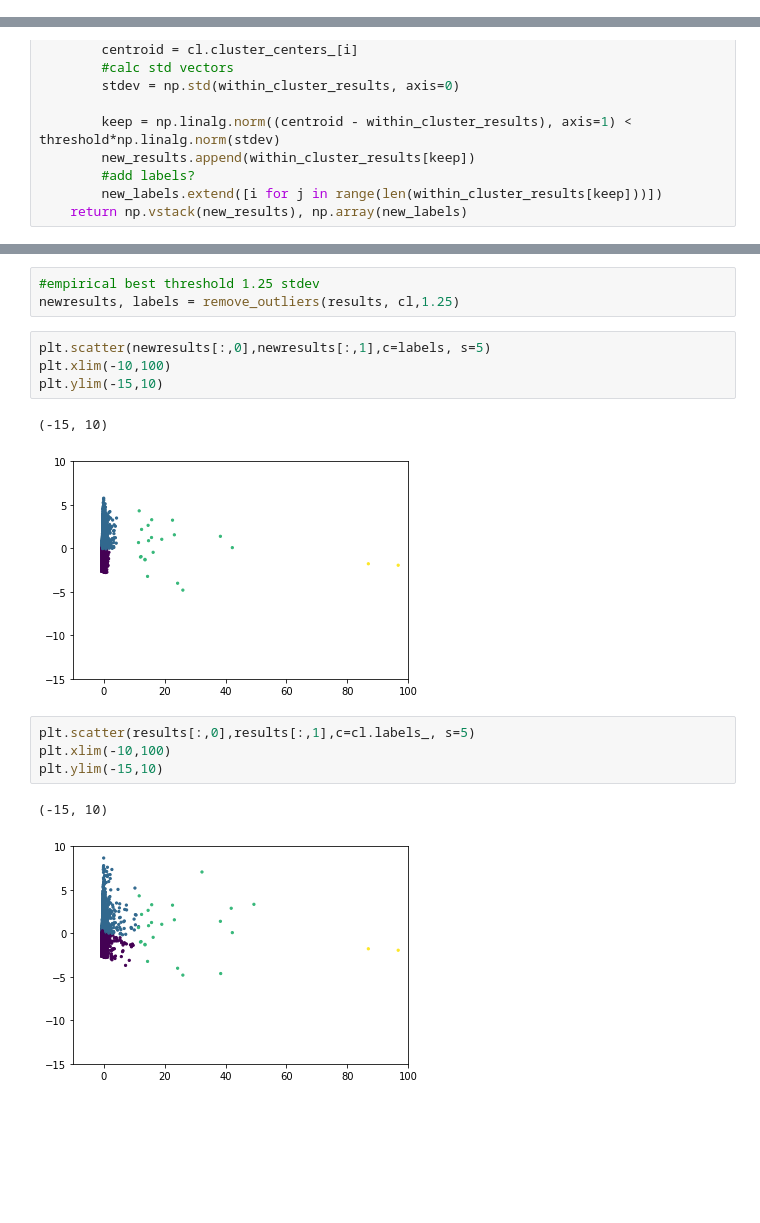
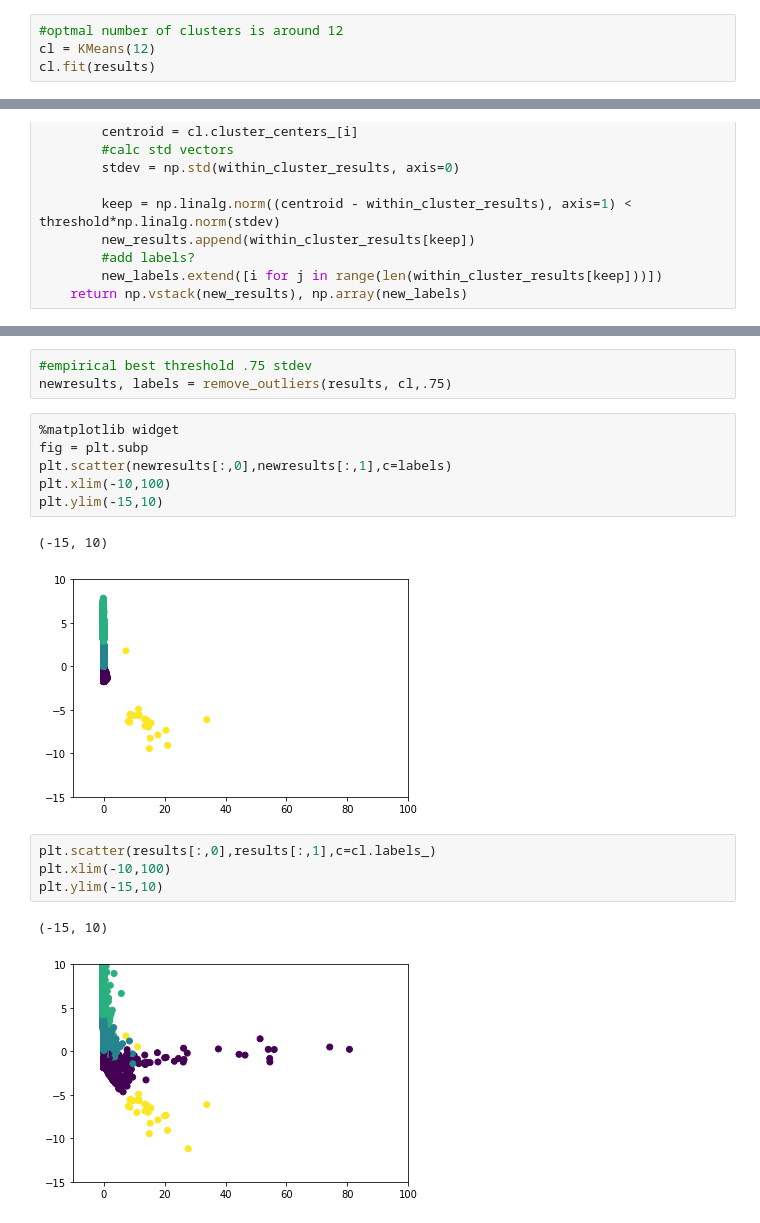
Before and after one commit to willprice221/ethereum_clustering, a Jupyter notebook: kmeans.ipynb, the cells around one changed output, grey strips where cells are left out. Saved outputs shown, nothing was run; the diff lists cells and outputs as text; blank space fills up the shorter version.

```diff
--- a/kmeans.ipynb
+++ b/kmeans.ipynb
@@ -107,0 +108,4 @@ Text(0,0.5,'within cluster sum of squares')
+# %%
+#optmal number of clusters is around 12
+cl = KMeans(12)
+cl.fit(results)
@@ -150,19 +158,21 @@ Text(0.5,1,'Calinski Harabaz Scores as std threshold changes')
 # %%
-#empirical best threshold 1.25 stdev
-newresults, labels = remove_outliers(results, cl,1.25)
+#empirical best threshold .75 stdev
+newresults, labels = remove_outliers(results, cl,.75)
 # %%
-plt.scatter(newresults[:,0],newresults[:,1],c=labels, s=5)
+%matplotlib widget
+fig = plt.subp
+plt.scatter(newresults[:,0],newresults[:,1],c=labels)
 plt.xlim(-10,100)
 plt.ylim(-15,10)
 # %% [output]
 (-15, 10)
-[figure, old version]
+[figure, new version]
 # %%
-plt.scatter(results[:,0],results[:,1],c=cl.labels_, s=5)
+plt.scatter(results[:,0],results[:,1],c=cl.labels_)
 plt.xlim(-10,100)
 plt.ylim(-15,10)
 # %% [output]
 (-15, 10)
-[figure, old version]
+[figure, new version]
 # %%
 #recluster after changes
```
Also changed, not shown: parts of 14 cells of this notebook, 9 other files.
